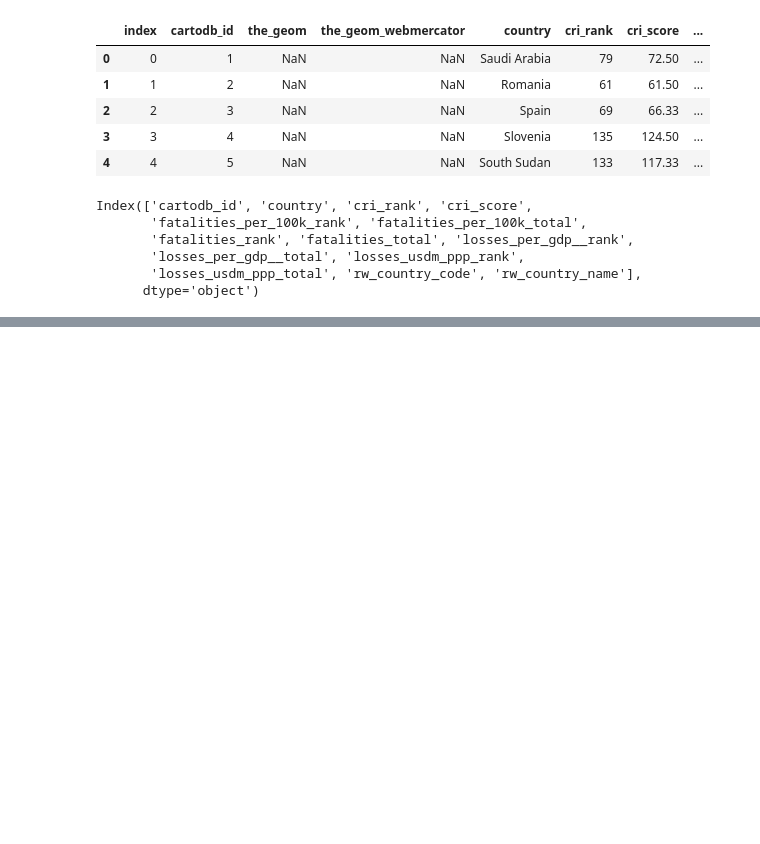
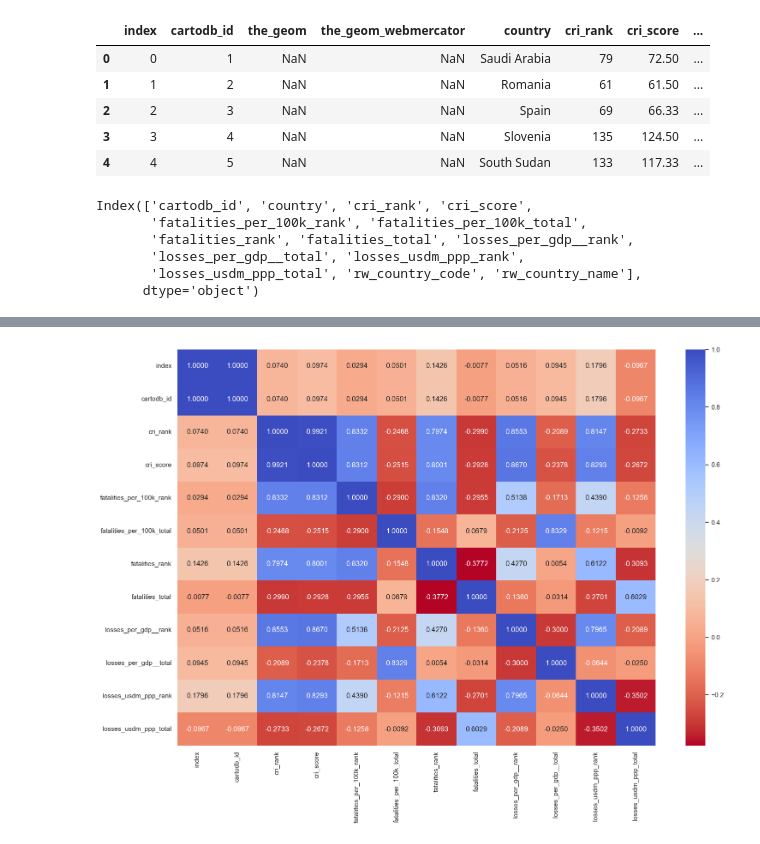
Before and after one commit to Zion-Zion/HAMOYE-Stage-B, a Jupyter notebook: EDA for Stage B.ipynb, the cells around one changed output, grey strips where cells are left out. Saved outputs shown, nothing was run; the diff lists cells and outputs as text; code cells hidden in the pictures; blank space fills up the shorter version.

```diff
--- a/EDA for Stage B.ipynb
+++ b/EDA for Stage B.ipynb
@@ -210,0 +206,5 @@ sns.heatmap(df_c.corr(), annot=True, fmt='.4f', cmap='coolwarm_r');
+# %%
+plt.figure(figsize = (18,12))
+sns.heatmap(df_no_geom.corr(), annot=True, fmt='.4f', cmap='coolwarm_r');
+# %% [output]
+[figure, added]
```
Also changed, not shown: parts of 15 cells of this notebook.
